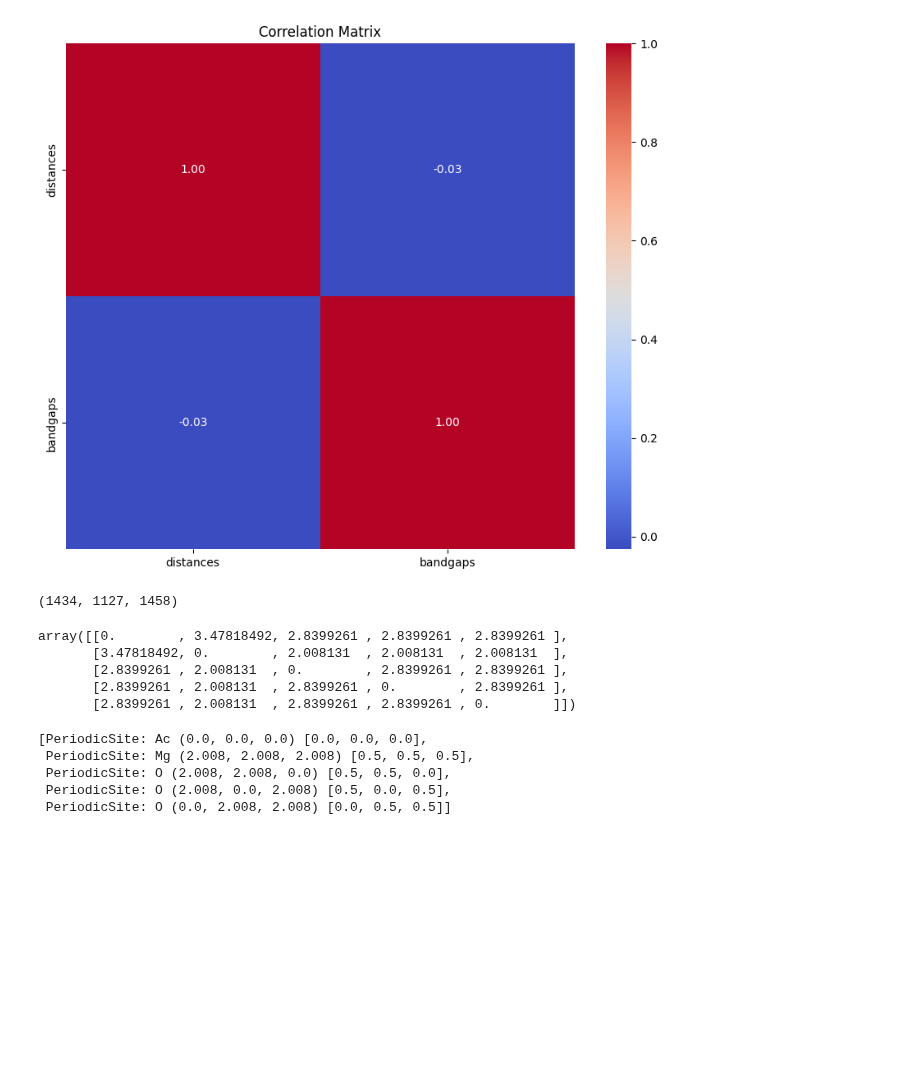
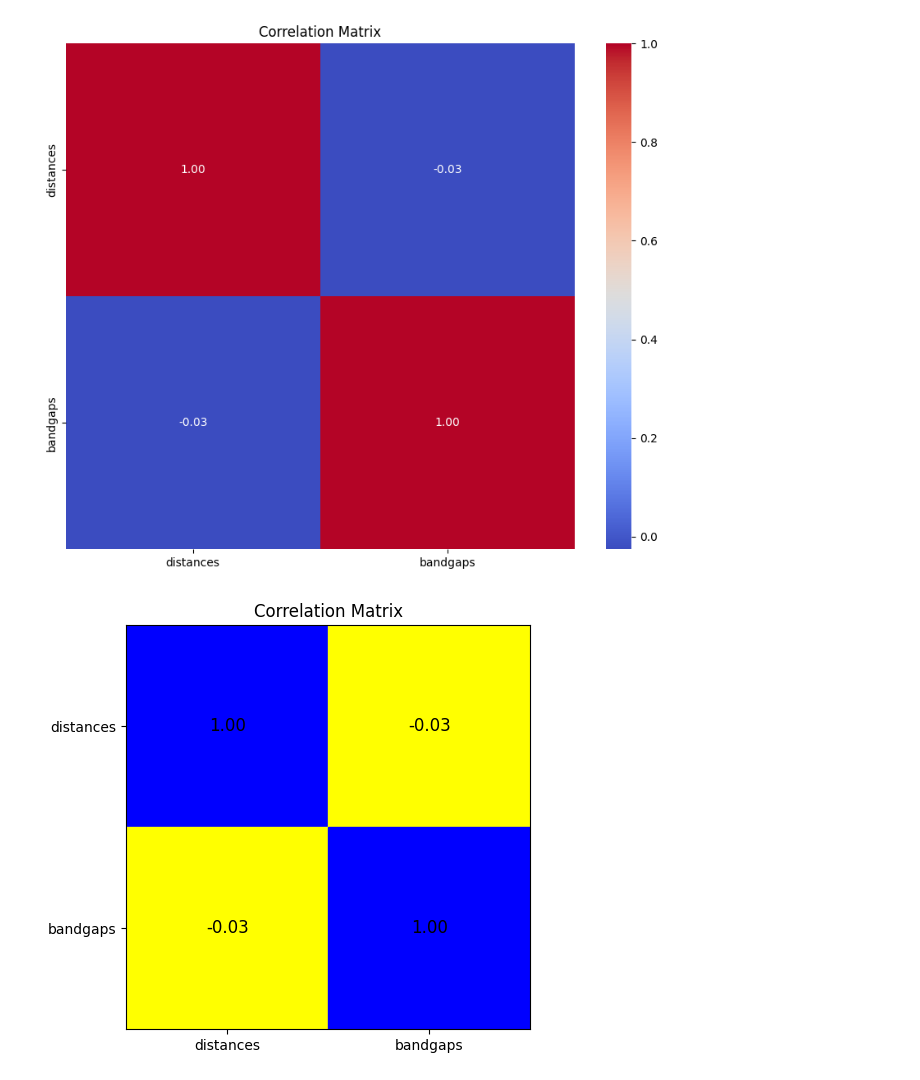
Before and after one commit to immischein/ML-bandgap, a Jupyter notebook: Spacegroup_specific_endeavours.ipynb, the cells around one changed output. Drawn from its saved outputs; the diff is of its cells as text; code cells hidden in the pictures; blank space fills up the shorter version.

```diff
--- a/Spacegroup_specific_endeavours.ipynb
+++ b/Spacegroup_specific_endeavours.ipynb
@@ -82,2 +42,0 @@ example_docs[0].band_gap
-# %%
-site = example_docs[6].structure.sites[0]
@@ -207,20 +136,37 @@ for coordinates in all_material:
-# %%
-l_1b, l_3c, len(all_material)
-# %% [output]
-(1434, 1127, 1458)
-# %%
-example_docs[6].structure.distance_matrix
-# %% [output]
-array([[0.        , 3.47818492, 2.8399261 , 2.8399261 , 2.8399261 ],
-       [3.47818492, 0.        , 2.008131  , 2.008131  , 2.008131  ],
-       [2.8399261 , 2.008131  , 0.        , 2.8399261 , 2.8399261 ],
-       [2.8399261 , 2.008131  , 2.8399261 , 0.        , 2.8399261 ],
-       [2.8399261 , 2.008131  , 2.8399261 , 2.8399261 , 0.        ]])
-# %%
-example_docs[6].structure.sites
-# %% [output]
-[PeriodicSite: Ac (0.0, 0.0, 0.0) [0.0, 0.0, 0.0],
- PeriodicSite: Mg (2.008, 2.008, 2.008) [0.5, 0.5, 0.5],
- PeriodicSite: O (2.008, 2.008, 0.0) [0.5, 0.5, 0.0],
- PeriodicSite: O (2.008, 0.0, 2.008) [0.5, 0.0, 0.5],
- PeriodicSite: O (0.0, 2.008, 2.008) [0.0, 0.5, 0.5]]
+# %%
+# Compute correlation matrix
+corr = df.corr()
+
+# Extract values and labels
+values = corr.values
+labels = corr.columns.tolist()
+
+# Create custom color matrix
+colors = np.array([
+    ['blue' if i == j else 'yellow' for j in range(2)]
+    for i in range(2)
+])
+
+# Plot
+fig, ax = plt.subplots()
+
+for i in range(2):
+    for j in range(2):
+        ax.add_patch(plt.Rectangle((j, i), 1, 1, color=colors[i][j]))
+        ax.text(j + 0.5, i + 0.5, f"{values[i, j]:.2f}",
+                ha='center', va='center', color='black', fontsize=12)
+
+# Axis formatting
+ax.set_xlim(0, 2)
+ax.set_ylim(0, 2)
+ax.set_xticks([0.5, 1.5])
+ax.set_yticks([0.5, 1.5])
+ax.set_xticklabels(labels)
+ax.set_yticklabels(labels)
+ax.invert_yaxis()
+ax.set_aspect('equal')
+plt.title("Correlation Matrix")
+plt.tight_layout()
+plt.show()
+# %% [output]
+[figure, added]
```
Also changed, not shown: parts of 7 cells of this notebook.
